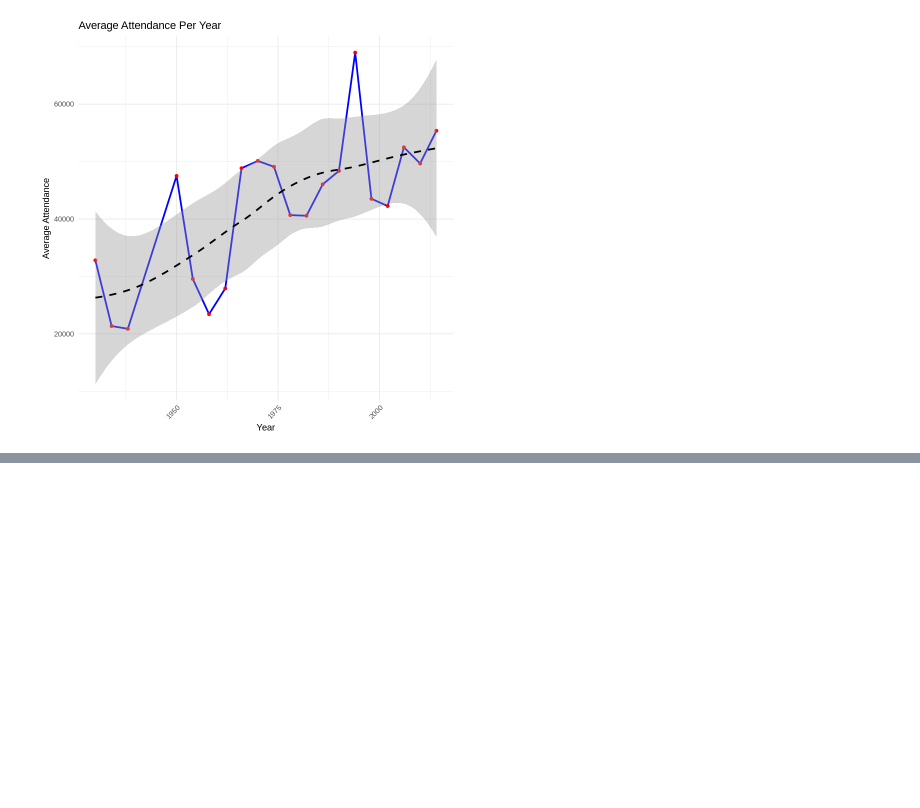
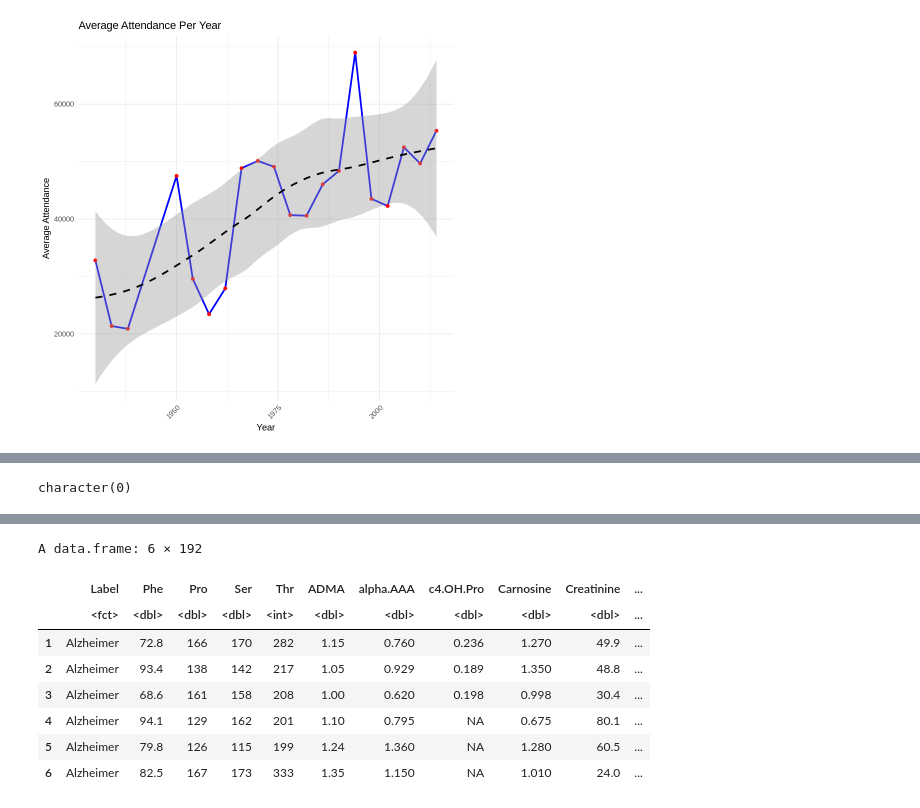
Before and after one commit to ealger22/CSC-302-W1-CSC-302-W2-202520-, a Jupyter notebook: HW2_1.ipynb, the cells around one changed output, grey strips where cells are left out. Saved outputs shown, nothing was run; the diff lists cells and outputs as text; code cells hidden in the pictures; blank space fills up the shorter version.

```diff
--- a/HW2_1.ipynb
+++ b/HW2_1.ipynb
@@ -125,0 +192,69 @@ Installing package into ‘/usr/local/lib/R/site-library’
+# %%
+list.files("/mnt/data/")
+# %% [output]
+character(0)
+# %%
+# ===============================
+# 📌 Ensure required libraries are installed and loaded
+# ===============================
+install.packages("dplyr")  # Install if not installed
+library(dplyr)
+
+# ===============================
+# 📌 Load the dataset
+# ===============================
+file_path <- "metabolites.csv"  # File downloaded from Google Drive
+metabolites <- read.csv(file_path, stringsAsFactors=TRUE)
+
+# ✅ Display first few rows to verify data
+head(metabolites)
+
+# ===============================
+# 📌 (a) Count Alzheimer's Patients
+# ===============================
+alzheimers_count <- sum(metabolites$Label == "Alzheimer", na.rm=TRUE)
+
+cat("\n(a) Number of Alzheimer's patients:", alzheimers_count, "\n")
+
+# ===============================
+# 📌 (b) Count Missing Values per Column
+# ===============================
+missing_values <- colSums(is.na(metabolites))
+
+cat("\n(b) Missing values per column:\n")
+print(missing_values)
+
+# ===============================
+# 📌 (c) Remove Rows with Missing 'Dopamine' Values
+# ===============================
+clean_metabolites <- metabolites %>%
+    filter(!is.na(Dopamine))
+
+cat("\n(c) DataFrame after removing missing Dopamine values:", dim(clean_metabolites), "\n")
+
+# ===============================
+# 📌 (d) Replace Missing 'c4-OH-Pro' Values with Median
+# ===============================
+median_c4OHPro <- median(clean_metabolites$c4.OH.Pro, na.rm=TRUE)
+
+clean_metabolites <- clean_metabolites %>%
+    mutate(c4.OH.Pro = ifelse(is.na(c4.OH.Pro), median_c4OHPro, c4.OH.Pro))
+
+cat("\n(d) Missing values in 'c4-OH-Pro' replaced with median value:", median_c4OHPro, "\n")
+
+# ===============================
+# 📌 (e) (Optional) Drop Columns with >25% Missing Values
+# ===============================
+threshold <- 0.25 * nrow(clean_metabolites)  # Define threshold
+
+clean_metabolites <- clean_metabolites %>%
+    select(which(colSums(is.na(.)) < threshold))
+
+cat("\n(e) Columns with more than 25% missing values removed. Updated shape:", dim(clean_metabolites), "\n")
+
+# ===============================
+# 📌 Display Summary of Cleaned Data
+# ===============================
+cat("\n✅ Final Cleaned Data Summary:\n")
+summary(clean_metabolites)
+# %% [output]
@@ -125,0 +263,9 @@ Installing package into ‘/usr/local/lib/R/site-library’
+A data.frame: 6 × 192
+|  | Label | Phe | Pro | Ser | Thr | ADMA | alpha.AAA | c4.OH.Pro | Carnosine | Creatinine | ... |
+|  | <fct> | <dbl> | <dbl> | <dbl> | <int> | <dbl> | <dbl> | <dbl> | <dbl> | <dbl> | ... |
+| 1 | Alzheimer | 72.8 | 166 | 170 | 282 | 1.15 | 0.760 | 0.236 | 1.270 | 49.9 | ... |
+| 2 | Alzheimer | 93.4 | 138 | 142 | 217 | 1.05 | 0.929 | 0.189 | 1.350 | 48.8 | ... |
+| 3 | Alzheimer | 68.6 | 161 | 158 | 208 | 1.00 | 0.620 | 0.198 | 0.998 | 30.4 | ... |
+| 4 | Alzheimer | 94.1 | 129 | 162 | 201 | 1.10 | 0.795 | NA | 0.675 | 80.1 | ... |
+| 5 | Alzheimer | 79.8 | 126 | 115 | 199 | 1.24 | 1.360 | NA | 1.280 | 60.5 | ... |
+| 6 | Alzheimer | 82.5 | 167 | 173 | 333 | 1.35 | 1.150 | NA | 1.010 | 24.0 | ... |
```
Also changed, not shown: parts of 3 cells of this notebook.
